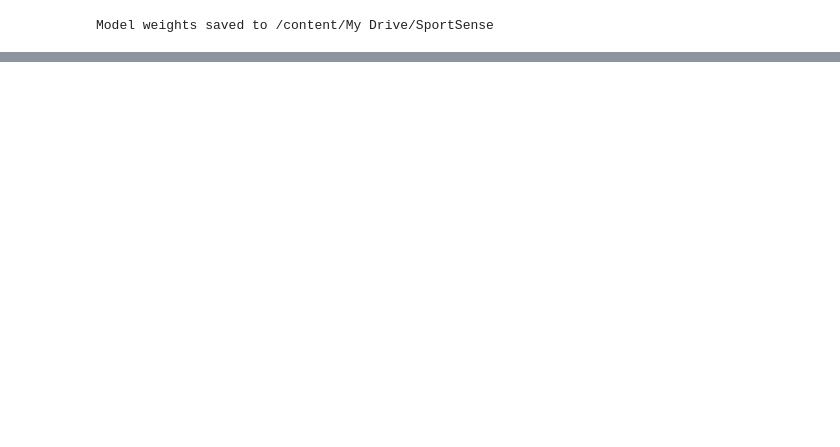
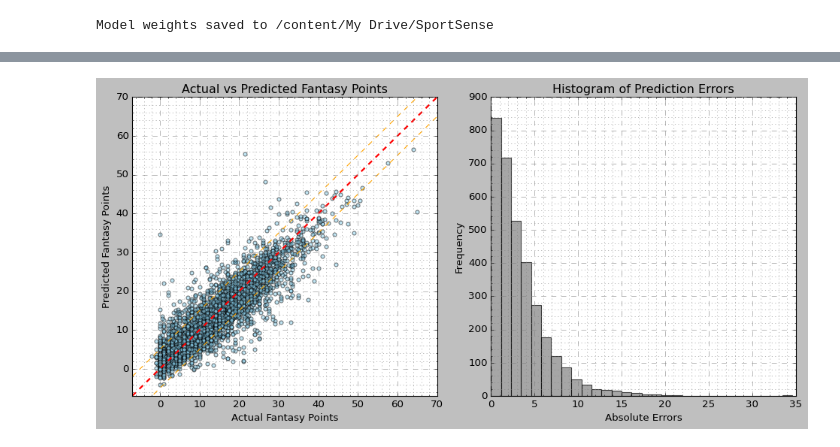
Before and after one commit to BerkeAltiparmak/SportSense.AI, a Jupyter notebook: BaLLR-1.ipynb, the cells around one changed output, grey strips where cells are left out. Saved outputs shown, nothing was run; the diff lists cells and outputs as text; code cells hidden in the pictures; blank space fills up the shorter version.

```diff
--- a/BaLLR-1.ipynb
+++ b/BaLLR-1.ipynb
@@ -1270,0 +831,16 @@ Model weights saved to /content/My Drive/SportSense
+# %%
+import torch
+model = NBAFantasyModel(vocab_size, embedding_dim, num_features)
+
+model.to('cpu')
+
+# Path where the model weights are saved
+model_path = '/model_weights.pth'
+
+# Load the model weights
+model_weights = torch.load(model_path, map_location=torch.device('cpu'))
+
+# Apply the weights to your model
+model.load_state_dict(model_weights)
+
+print("Model weights successfully loaded into the model.")
@@ -1270,0 +856,77 @@ Model weights saved to /content/My Drive/SportSense
+# %%
+import matplotlib
+
+# Enable LaTeX rendering in plots
+matplotlib.rcParams['text.usetex'] = True
+matplotlib.rcParams['text.latex.preamble'] = r'\usepackage{amsmath}'
+
+# Set classic style for plots
+plt.style.use('classic')
+
+def evaluate_model(model, dataloader, threshold, device):
+    model.to(device)
+    model.eval()
+    total_hits = 0
+    total_samples = 0
+    total_mse_loss = 0
+    criterion = nn.MSELoss()
+    actual_fps = []
+    predicted_fps = []
+    errors = []
+
+    with torch.no_grad():
+        for news, features, targets in tqdm(dataloader):
+            news, features, targets = news.to(device), features.to(device), targets.to(device)
+            outputs = model(news, features).squeeze()
+            mse_loss = criterion(outputs, targets)
+            total_mse_loss += mse_loss.item()
+            hits = torch.abs(outputs - targets) <= threshold
+            total_hits += hits.sum().item()
+            total_samples += targets.size(0)
+            actual_fps.extend(targets.cpu().numpy())
+            predicted_fps.extend(outputs.cpu().numpy())
+            errors.extend((outputs - targets).abs().cpu().numpy())
+
+
+    accuracy_rate = total_hits / total_samples
+    average_mse_loss = total_mse_loss / len(dataloader)
+    print(f'Accuracy (within ±{threshold} FP): {accuracy_rate * 100:.2f}%')
+    print(f'Mean Squared Error Loss: {average_mse_loss:.4f}')
+
+    plt.figure(figsize=(12, 6))
+
+    # Actual vs Predicted plot
+    plt.subplot(1, 2, 1)
+    plt.scatter(actual_fps, predicted_fps, alpha=0.5, edgecolor='k', facecolor='skyblue')
+    plt.xlabel('Actual Fantasy Points')
+    plt.ylabel('Predicted Fantasy Points')
+    plt.title('Actual vs Predicted Fantasy Points')
+    min_val, max_val = min(actual_fps) - 5, max(actual_fps) + 5
+    plt.plot([min_val, max_val], [min_val, max_val], 'r--', lw=2)  # Diagonal line for reference
+    plt.plot([min_val, max_val], [min_val + 5, max_val + 5], '--', lw=1, color='orange')  # Upper threshold line
+    plt.plot([min_val, max_val], [min_val - 5, max_val - 5], '--', lw=1, color='orange')  # Lower threshold line
+    plt.xlim(min_val, max_val)
+    plt.ylim(min_val, max_val)
+    plt.grid(True, which='major', linestyle='--', linewidth='0.5', color='gray')
+    plt.minorticks_on()
+    plt.grid(True, which='minor', linestyle=':', linewidth='0.5', color='gray')
+
+    # Error Histogram
+    plt.subplot(1, 2, 2)
+    plt.hist(errors, bins=30, color='gray', alpha=0.7)
+    plt.xlabel('Absolute Errors')
+    plt.ylabel('Frequency')
+    plt.title('Histogram of Prediction Errors')
+    plt.grid(True, which='major', linestyle='--', linewidth='0.5', color='gray')
+    plt.minorticks_on()
+    plt.grid(True, which='minor', linestyle=':', linewidth='0.5', color='gray')
+
+    plt.tight_layout()
+    plt.show()
+
+    return accuracy_rate, average_mse_loss
+
+threshold = 5  # Define your threshold value
+
+evaluate_model(model, test_dataloader, 5, 'cuda')
+# %% [output]
@@ -1270,0 +935 @@ Model weights saved to /content/My Drive/SportSense
+[figure, added]
```
Also changed, not shown: parts of 40 cells of this notebook.
